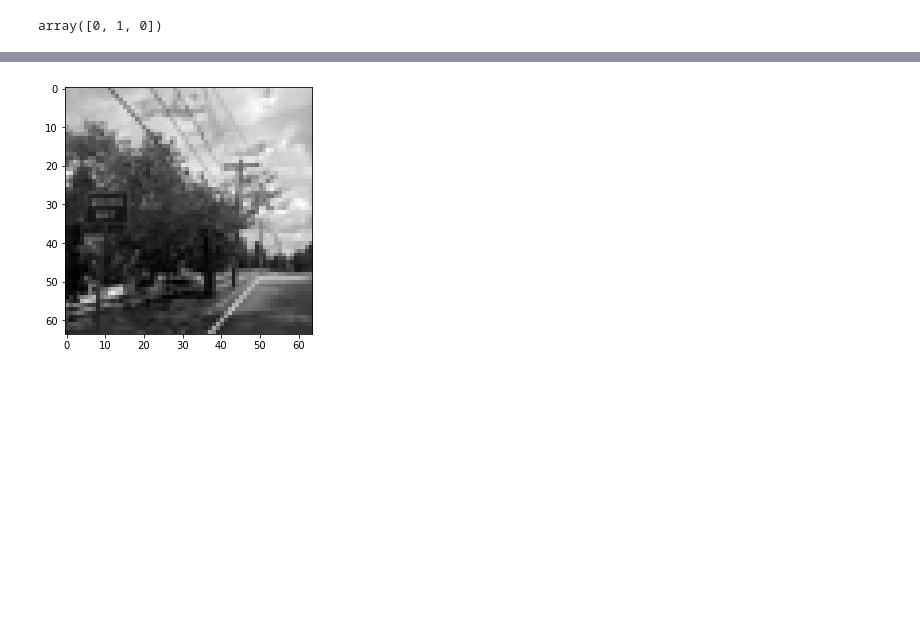
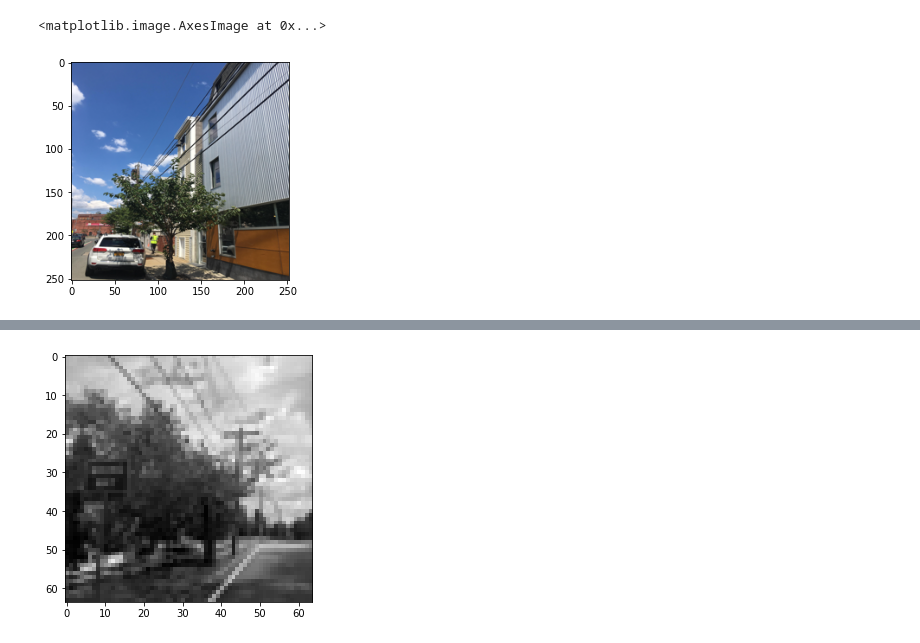
Before and after one commit to narslab/vis-inference, a Jupyter notebook: bin/jupyter/plot-processed-images.ipynb, the cells around one changed output, grey strips where cells are left out. Saved outputs shown, nothing was run; the diff lists cells and outputs as text; code cells hidden in the pictures; blank space fills up the shorter version.

Commit message:
Generated Figure 2 individual subplots

```diff
--- a/bin/jupyter/plot-processed-images.ipynb
+++ b/bin/jupyter/plot-processed-images.ipynb
@@ -4,10 +4,11 @@ import matplotlib.pyplot as plt
 # %%
 imd252 = np.load('../../data/tidy/preprocessed-images/w-252px-h-252px-scenario-Pr_Po_Im-train.npy',allow_pickle = True)
 #imd64 = np.load('../../data/tidy/preprocessed_images/size64_exp5_Pr_Po_Im.npy',allow_pickle = True)
-# %%
-imd252[100][1]
-# %% [output]
-array([0, 1, 0])
+# %%
+plt.imshow(np.rot90(imd252[im[5]][0]), cmap = 'gist_gray')
+# %% [output]
+<matplotlib.image.AxesImage at 0x...>
+[figure, added]
 # %%
 ## imd252[4][1]
 plt.figure()
```
Also changed, not shown: parts of 1 cell of this notebook, 10 other files.
